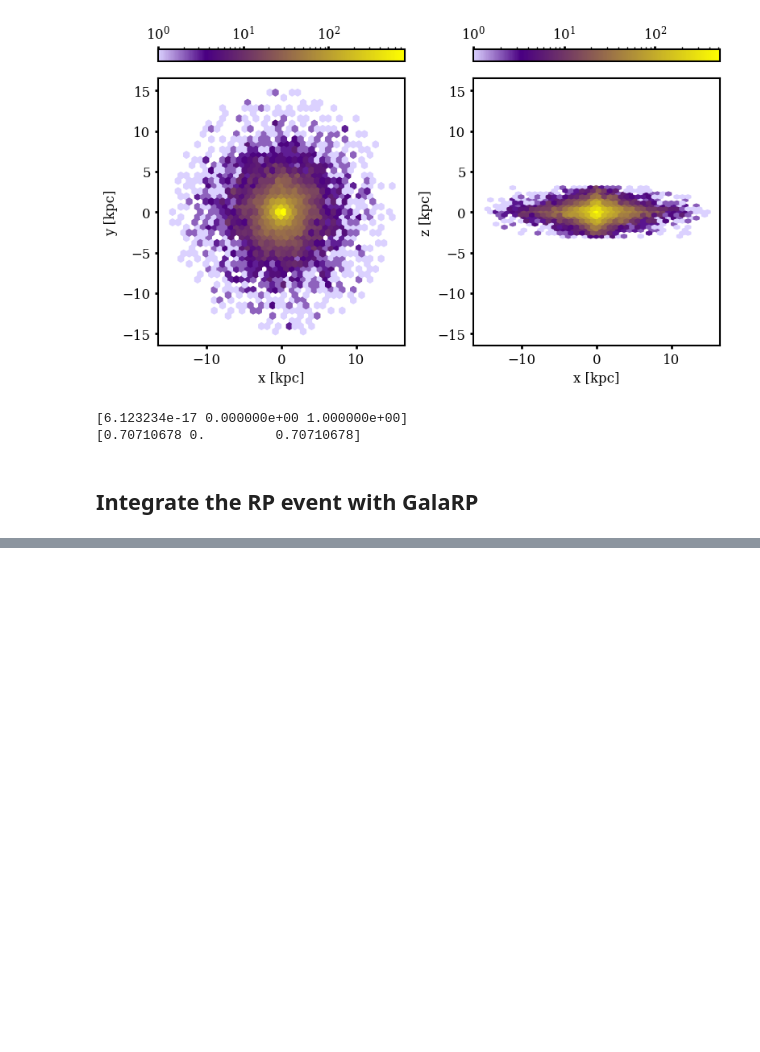
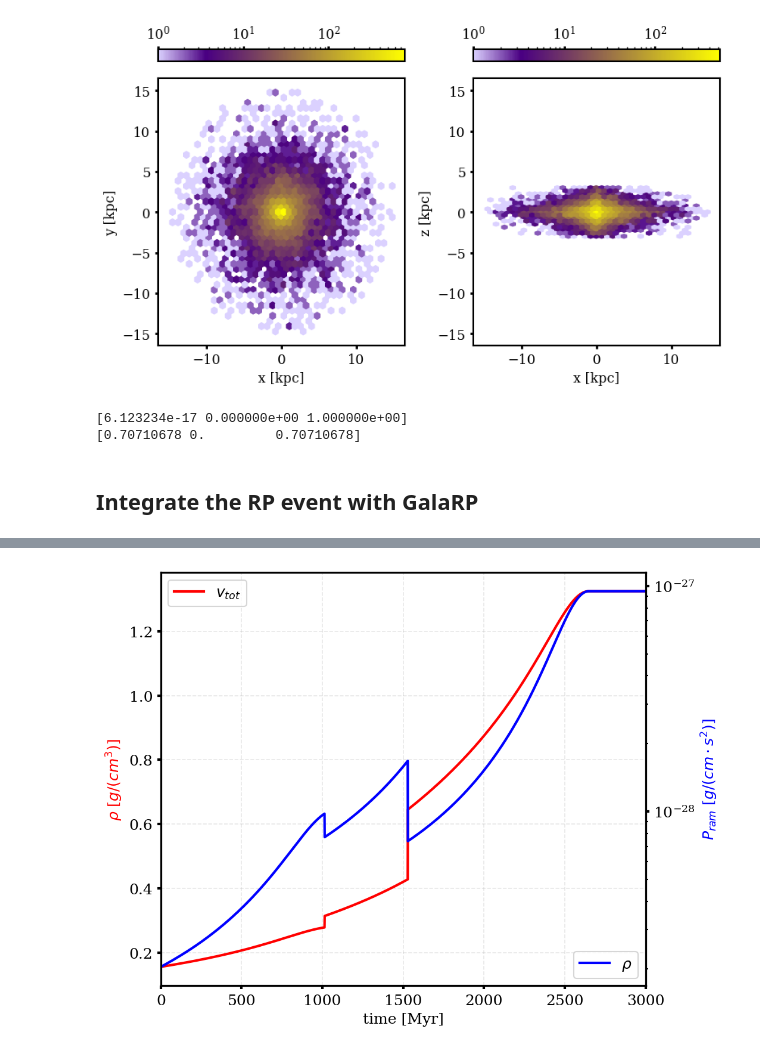
Before and after one commit to HSouch/galarp, a Jupyter notebook: paper/0-Zhu2023Duplicate.ipynb, the cells around one changed output, grey strips where cells are left out. Cells and saved outputs as stored; diff of their text form; code cells hidden in the pictures; blank space fills up the shorter version.

```diff
--- a/paper/0-Zhu2023Duplicate.ipynb
+++ b/paper/0-Zhu2023Duplicate.ipynb
@@ -74,0 +146,24 @@ Ram Pressure Sim
+# %%
+fig,ax = plt.subplots(1, 1, figsize=(7,6),dpi=150)
+plt.grid(True, which='both', alpha=0.3, linestyle='--')
+
+plt.xlabel('time [Myr]')
+plt.ylabel(r'$\rho$ [$g/(cm^{3})$]',color='r')
+
+plt.plot(ts, v_tot, label=r'$v_{tot}$' ,color='r', lw=2)
+
+plt.xlim(0,3000)
+
+plt.legend(loc='upper left')
+ax2 = ax.twinx()
+
+ax2.plot(ts, rhos, label=r'$\rho$',color='b', lw=2)
+
+ax2.set_yscale('log')
+ax2.set_ylabel(r'$P_{ram}$ [$g/(cm \cdot s^{2})$]',color='b')
+ax2.legend(loc='lower right')
+
+#plt.savefig('ICM_profile_stack_1e14_pericenter_wind.png')
+plt.show()
+# %% [output]
+[figure, added]
```
Also changed, not shown: parts of 8 cells of this notebook, 1 other file.
